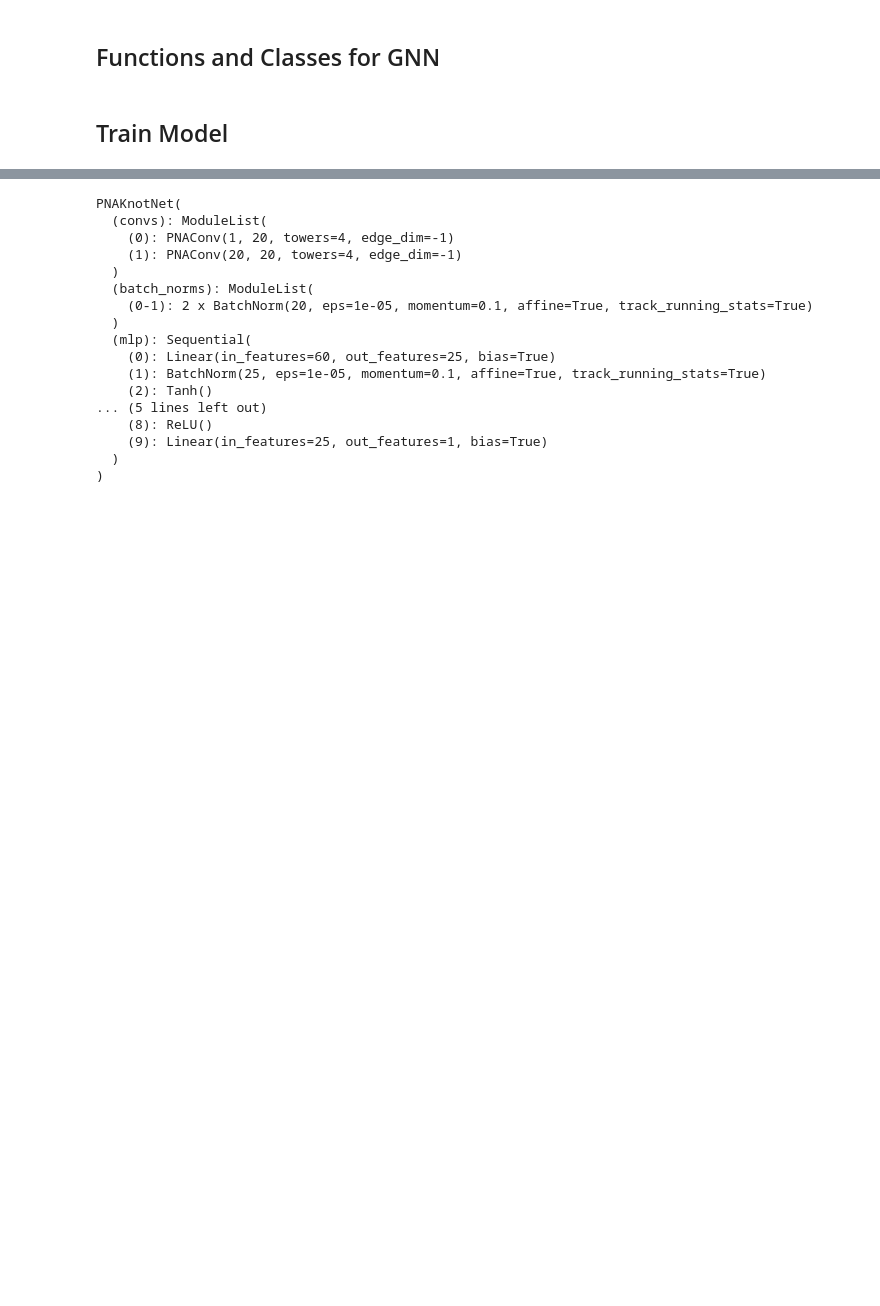
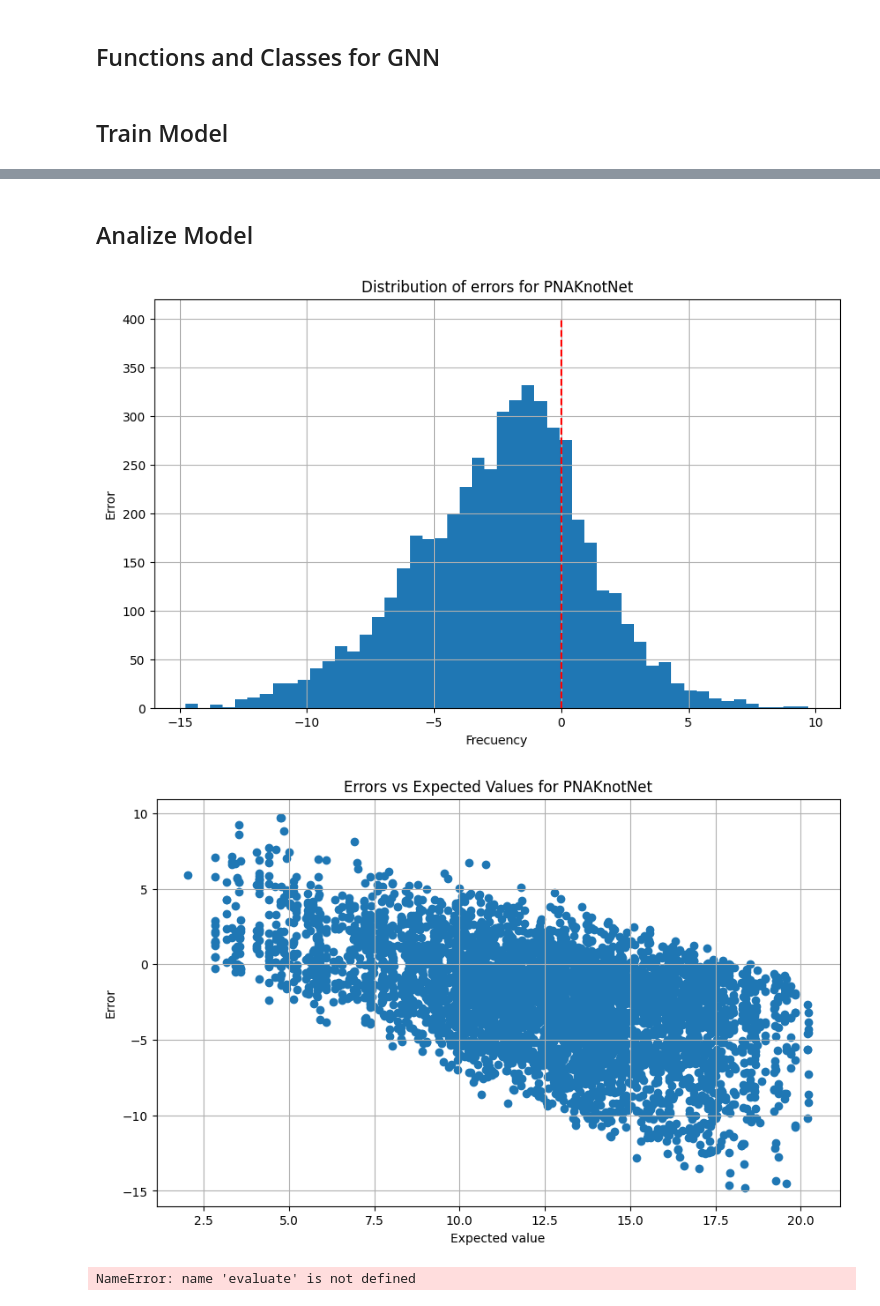
Before and after one commit to alejandroucanpuc/geometricDeepLearningKnotData, a Jupyter notebook: gnn-juanjo/main_volume.ipynb, the cells around one changed output, grey strips where cells are left out. Cells and saved outputs as stored; diff of their text form; code cells hidden in the pictures; blank space fills up the shorter version.

```diff
--- a/gnn-juanjo/main_volume.ipynb
+++ b/gnn-juanjo/main_volume.ipynb
@@ -141,3 +139,38 @@ def test(loader):
+# %%
+def plot_errors_vs_values(real, expected):
+    plt.figure(figsize=(10, 6))
+    plt.grid()
+    plt.scatter(real, expected - real)
+    plt.title(f"Errors vs Expected Values for {model._get_name()}")
+    plt.xlabel("Expected value")
+    plt.ylabel(f"Error")
+    # plt.yscale("log")
+    # plt.legend()
+    plt.show()
+# %%
+@torch.no_grad()
+def evaluate(loader):
+    model.eval()
+
+    real = np.array([])
+    expected = np.array([])
+    for data in loader:
+        if ADDITIONAL:
+            out = model(data.x, data.edge_index, data.edge_attr, data.batch, data.featureEncoding)
+        else:
+            if USE_DISTANCE_ATTRIBUTE:
+                out = model(data.x, data.edge_index, data.edge_attr, data.batch)
+            else:
+                out = model(data.x, data.edge_index, data.edge_attr.reshape(-1, 1), data.batch)
+
+        real = np.append(real, data.y)
+        expected = np.append(expected, out.squeeze())
+
+    # Graph and analize errors
+    plot_distribution_of_errors(real, expected)
+    plot_errors_vs_values(real, expected)
+
+    return #real, expected
 # %% [markdown]
 ## Train Model
 # %%
@@ -219,23 +252,14 @@ plt.show()
 # %%
 # Save the trained model
 torch.save(model.state_dict(), f"models/{model._get_name()}_{FEATURE}_{LOSS}_bs{BATCH_SIZE}_add{ADDITIONAL}_distance{USE_DISTANCE_ATTRIBUTE}.pt")
-# %%
-model
-# %% [output]
-PNAKnotNet(
-  (convs): ModuleList(
-    (0): PNAConv(1, 20, towers=4, edge_dim=-1)
-    (1): PNAConv(20, 20, towers=4, edge_dim=-1)
-  )
-  (batch_norms): ModuleList(
-    (0-1): 2 x BatchNorm(20, eps=1e-05, momentum=0.1, affine=True, track_running_stats=True)
-  )
-  (mlp): Sequential(
-    (0): Linear(in_features=60, out_features=25, bias=True)
-    (1): BatchNorm(25, eps=1e-05, momentum=0.1, affine=True, track_running_stats=True)
-    (2): Tanh()
-... (5 lines left out)
-    (8): ReLU()
-    (9): Linear(in_features=25, out_features=1, bias=True)
-  )
-)
+# %% [markdown]
+## Analize Model
+# %%
+evaluate(val_loader)
+# %% [output]
+[figure, added]
+[figure, added]
+# %%
+evaluate(testGeneralisazion)
+# %% [output]
+NameError: name 'evaluate' is not defined
```
Also changed, not shown: parts of 9 cells of this notebook, 29 other files.
